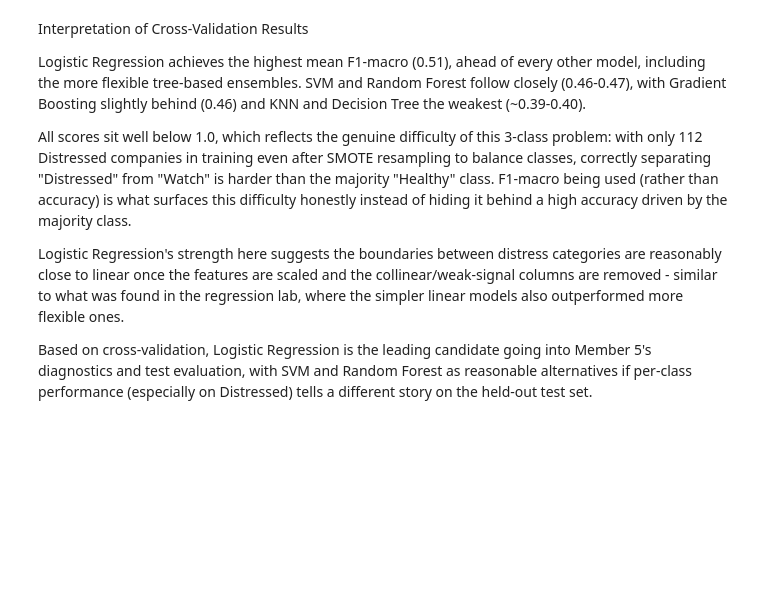
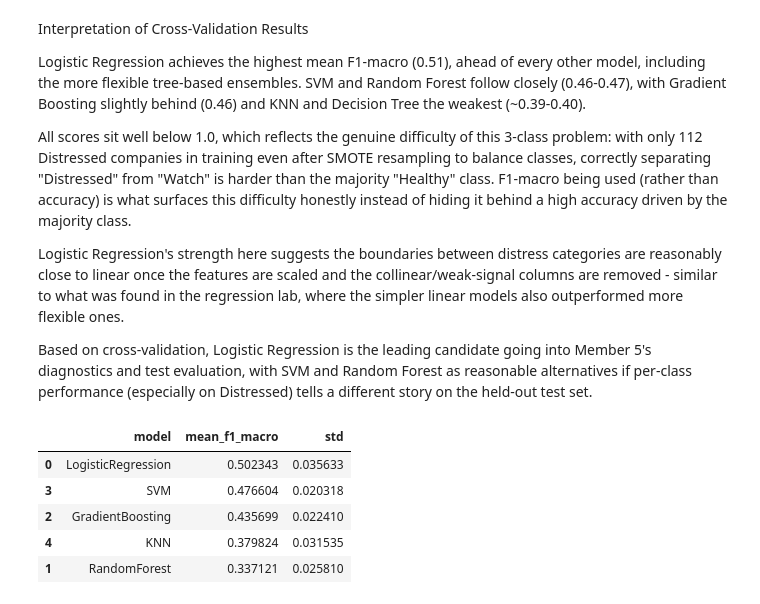
Before and after one commit to GraceChelangat/BI-ClassificationC1, a Jupyter notebook: notebooks/classification_corporate_financial_distress.ipynb, the cells around one changed output. Saved outputs shown, nothing was run; the diff lists cells and outputs as text; code cells hidden in the pictures; blank space fills up the shorter version.

```diff
--- a/notebooks/classification_corporate_financial_distress.ipynb
+++ b/notebooks/classification_corporate_financial_distress.ipynb
@@ -1117,3 +1117,32 @@ going into Member 5's diagnostics and test evaluation, with SVM and
 Random Forest as reasonable alternatives if per-class performance
 (especially on Distressed) tells a different story on the held-out test
 set.
+# %%
+candidates = {
+    "LogisticRegression": LogisticRegression(max_iter=1000, class_weight="balanced"),
+    "RandomForest": RandomForestClassifier(random_state=42, class_weight="balanced"),
+    "GradientBoosting": GradientBoostingClassifier(random_state=42),
+    "SVM": SVC(probability=True, class_weight="balanced"),
+    "KNN": KNeighborsClassifier(),
+}
+
+cv_scheme = StratifiedKFold(n_splits=5, shuffle=True, random_state=42)
+cv_results = []
+fitted_pipelines = {}
+
+for name, model in candidates.items():
+    pipe = Pipeline([("preprocessor", preprocessor), ("model", model)])
+    scores = cross_val_score(pipe, X_train, y_train, cv=cv_scheme, scoring="f1_macro")
+    cv_results.append({"model": name, "mean_f1_macro": scores.mean(), "std": scores.std()})
+    pipe.fit(X_train, y_train)
+    fitted_pipelines[name] = pipe
+
+cv_df = pd.DataFrame(cv_results).sort_values("mean_f1_macro", ascending=False)
+display(cv_df)
+# %% [output]
+|  | model | mean_f1_macro | std |
+| 0 | LogisticRegression | 0.502343 | 0.035633 |
+| 3 | SVM | 0.476604 | 0.020318 |
+| 2 | GradientBoosting | 0.435699 | 0.022410 |
+| 4 | KNN | 0.379824 | 0.031535 |
+| 1 | RandomForest | 0.337121 | 0.025810 |
```
Also changed, not shown: parts of 17 cells of this notebook.
